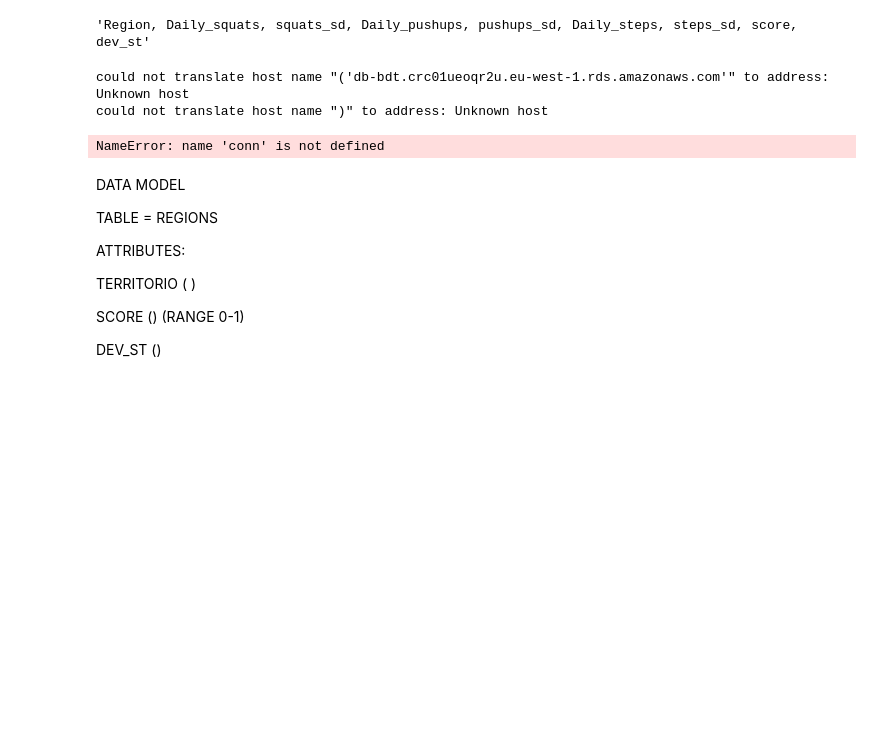
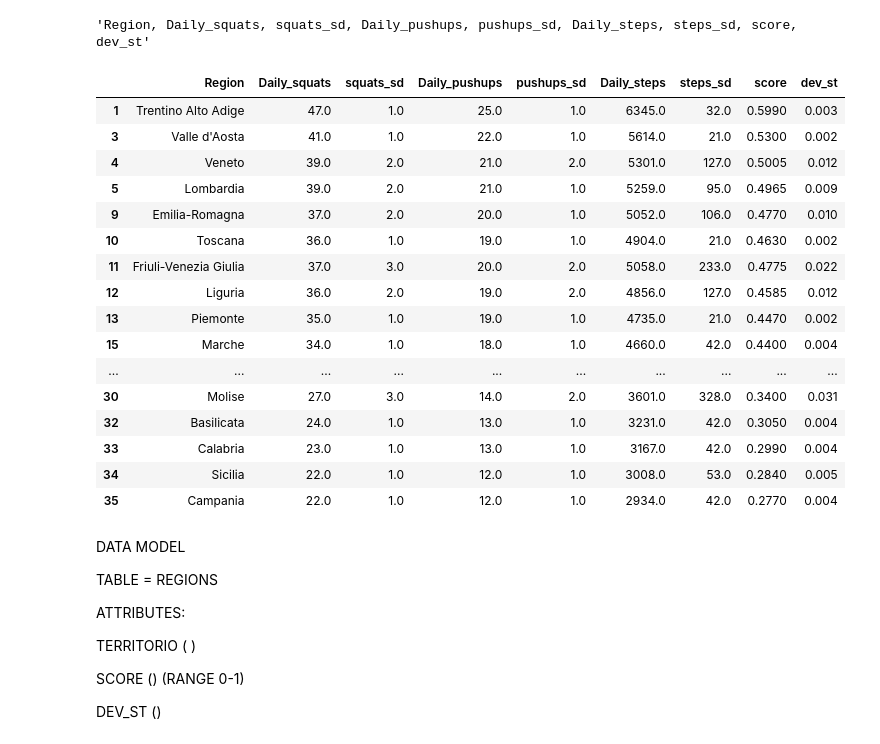
Before and after one commit to jclock98/BDT-project, a Jupyter notebook: Data_simulation_from_ISTAT.ipynb, the cells around one changed output. Cells and saved outputs as stored; diff of their text form; code cells hidden in the pictures; blank space fills up the shorter version.

Commit message:
insert activity data in the db

```diff
--- a/Data_simulation_from_ISTAT.ipynb
+++ b/Data_simulation_from_ISTAT.ipynb
@@ -9,7 +9,7 @@ import math
 import psycopg2
 # %%
 #Loading ISTAT DATA
-istatdata = pd.read_csv("DCCV_AVQ_PERSONE_07062022160135090.csv")
+istatdata = pd.read_csv("data/DCCV_AVQ_PERSONE_07062022160135090.csv")
 # %%
 istatdata
 # %% [output]
@@ -505,11 +499,31 @@ password="*****"
+# %%
+activitydf
+# %% [output]
+|  | Region | Daily_squats | squats_sd | Daily_pushups | pushups_sd | Daily_steps | steps_sd | score | dev_st |
+| 1 | Trentino Alto Adige | 47.0 | 1.0 | 25.0 | 1.0 | 6345.0 | 32.0 | 0.5990 | 0.003 |
+| 3 | Valle d'Aosta | 41.0 | 1.0 | 22.0 | 1.0 | 5614.0 | 21.0 | 0.5300 | 0.002 |
+| 4 | Veneto | 39.0 | 2.0 | 21.0 | 2.0 | 5301.0 | 127.0 | 0.5005 | 0.012 |
+| 5 | Lombardia | 39.0 | 2.0 | 21.0 | 1.0 | 5259.0 | 95.0 | 0.4965 | 0.009 |
+| 9 | Emilia-Romagna | 37.0 | 2.0 | 20.0 | 1.0 | 5052.0 | 106.0 | 0.4770 | 0.010 |
+| 10 | Toscana | 36.0 | 1.0 | 19.0 | 1.0 | 4904.0 | 21.0 | 0.4630 | 0.002 |
+| 11 | Friuli-Venezia Giulia | 37.0 | 3.0 | 20.0 | 2.0 | 5058.0 | 233.0 | 0.4775 | 0.022 |
+| 12 | Liguria | 36.0 | 2.0 | 19.0 | 2.0 | 4856.0 | 127.0 | 0.4585 | 0.012 |
+| 13 | Piemonte | 35.0 | 1.0 | 19.0 | 1.0 | 4735.0 | 21.0 | 0.4470 | 0.002 |
+| 15 | Marche | 34.0 | 1.0 | 18.0 | 1.0 | 4660.0 | 42.0 | 0.4400 | 0.004 |
+| ... | ... | ... | ... | ... | ... | ... | ... | ... | ... |
+| 30 | Molise | 27.0 | 3.0 | 14.0 | 2.0 | 3601.0 | 328.0 | 0.3400 | 0.031 |
+| 32 | Basilicata | 24.0 | 1.0 | 13.0 | 1.0 | 3231.0 | 42.0 | 0.3050 | 0.004 |
+| 33 | Calabria | 23.0 | 1.0 | 13.0 | 1.0 | 3167.0 | 42.0 | 0.2990 | 0.004 |
+| 34 | Sicilia | 22.0 | 1.0 | 12.0 | 1.0 | 3008.0 | 53.0 | 0.2840 | 0.005 |
+| 35 | Campania | 22.0 | 1.0 | 12.0 | 1.0 | 2934.0 | 42.0 | 0.2770 | 0.004 |
 # %%
 sql = "INSERT INTO sport_activity(region, daily_squats, squats_stdev, daily_pushups, pushups_stdev, daily_steps, steps_stdev, activity_score, activity_stdev) VALUES"
 try:
     conn = psycopg2.connect(
-        host=host,
-        database=database,
-        user=user,
-        password=password)
+        host="**********",
+        database="**********",
+        user="**********",
+        password="**********")
 
     cur = conn.cursor()
     args_str = ','.join(cur.mogrify("(%s,%s,%s,%s,%s,%s,%s,%s,%s)", x).decode("utf-8") for x in activitydf.values.tolist())
@@ -523,10 +537,6 @@ except (Exception, psycopg2.DatabaseError) as error:
 finally:
     if conn is not None:
         conn.close()
-# %% [output]
-could not translate host name "('db-bdt.crc01ueoqr2u.eu-west-1.rds.amazonaws.com'" to address: Unknown host
-could not translate host name ")" to address: Unknown host
-NameError: name 'conn' is not defined
 # %% [markdown]
 DATA MODEL
 
```
Also changed, not shown: parts of 1 cell of this notebook, 1 other file.
